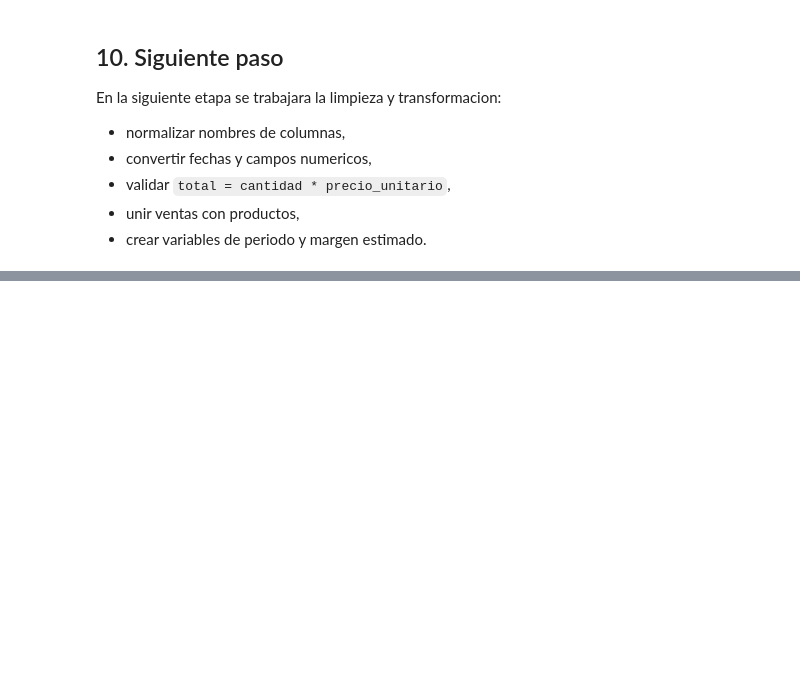
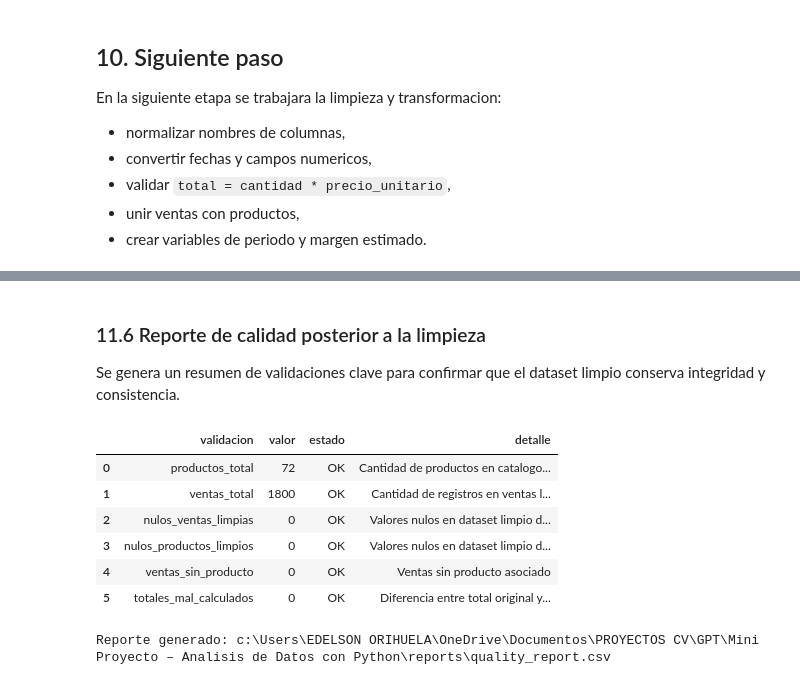
Before and after one commit to OJ-Edelsonn/mini-proyecto-analisis-datos-python, a Jupyter notebook: notebooks/analisis_datos_ferreteria.ipynb, the cells around one changed output, grey strips where cells are left out. Drawn from its saved outputs; the diff is of its cells as text; code cells hidden in the pictures; blank space fills up the shorter version.

```diff
--- a/notebooks/analisis_datos_ferreteria.ipynb
+++ b/notebooks/analisis_datos_ferreteria.ipynb
@@ -174,0 +395,59 @@ En la siguiente etapa se trabajara la limpieza y transformacion:
+# %% [markdown]
+### 11.6 Reporte de calidad posterior a la limpieza
+
+Se genera un resumen de validaciones clave para confirmar que el dataset limpio conserva integridad y consistencia.
+# %%
+reporte_calidad = pd.DataFrame(
+    [
+        {
+            "validacion": "productos_total",
+            "valor": len(productos_limpios),
+            "estado": "OK",
+            "detalle": "Cantidad de productos en catalogo limpio",
+        },
+        {
+            "validacion": "ventas_total",
+            "valor": len(ventas_limpias),
+            "estado": "OK",
+            "detalle": "Cantidad de registros en ventas limpias",
+        },
+        {
+            "validacion": "nulos_ventas_limpias",
+            "valor": int(ventas_limpias.isna().sum().sum()),
+            "estado": "OK" if int(ventas_limpias.isna().sum().sum()) == 0 else "Revisar",
+            "detalle": "Valores nulos en dataset limpio de ventas",
+        },
+        {
+            "validacion": "nulos_productos_limpios",
+            "valor": int(productos_limpios.isna().sum().sum()),
+            "estado": "OK" if int(productos_limpios.isna().sum().sum()) == 0 else "Revisar",
+            "detalle": "Valores nulos en dataset limpio de productos",
+        },
+        {
+            "validacion": "ventas_sin_producto",
+            "valor": int(ventas_limpias["id_producto"].isna().sum()),
+            "estado": "OK" if int(ventas_limpias["id_producto"].isna().sum()) == 0 else "Revisar",
+            "detalle": "Ventas sin producto asociado",
+        },
+        {
+            "validacion": "totales_mal_calculados",
+            "valor": int((ventas_limpias["diferencia_total"].abs() > 0.01).sum()),
+            "estado": "OK" if int((ventas_limpias["diferencia_total"].abs() > 0.01).sum()) == 0 else "Revisar",
+            "detalle": "Diferencia entre total original y total recalculado",
+        },
+    ]
+)
+
+display(reporte_calidad)
+
+reporte_calidad.to_csv(PROJECT_ROOT / "reports" / "quality_report.csv", index=False, encoding="utf-8-sig")
+print("Reporte generado:", PROJECT_ROOT / "reports" / "quality_report.csv")
+# %% [output]
+|  | validacion | valor | estado | detalle |
+| 0 | productos_total | 72 | OK | Cantidad de productos en catalogo... |
+| 1 | ventas_total | 1800 | OK | Cantidad de registros en ventas l... |
+| 2 | nulos_ventas_limpias | 0 | OK | Valores nulos en dataset limpio d... |
+| 3 | nulos_productos_limpios | 0 | OK | Valores nulos en dataset limpio d... |
+| 4 | ventas_sin_producto | 0 | OK | Ventas sin producto asociado |
+| 5 | totales_mal_calculados | 0 | OK | Diferencia entre total original y... |
+Reporte generado: c:\Users\EDELSON ORIHUELA\OneDrive\Documentos\PROYECTOS CV\GPT\Mini Proyecto – Analisis de Datos con Python\reports\quality_report.csv
```
Also changed, not shown: parts of 13 cells of this notebook, 3 other files.
